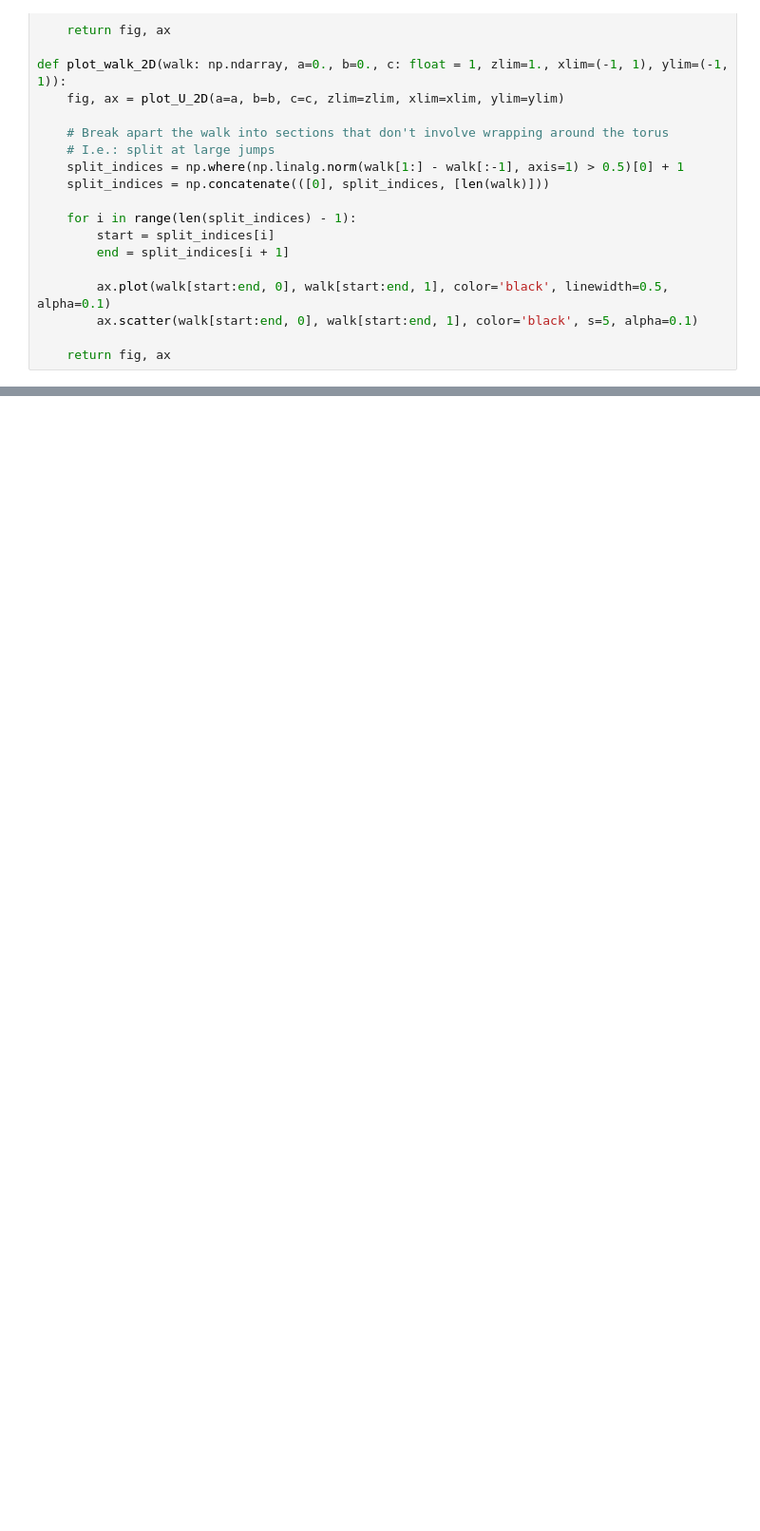
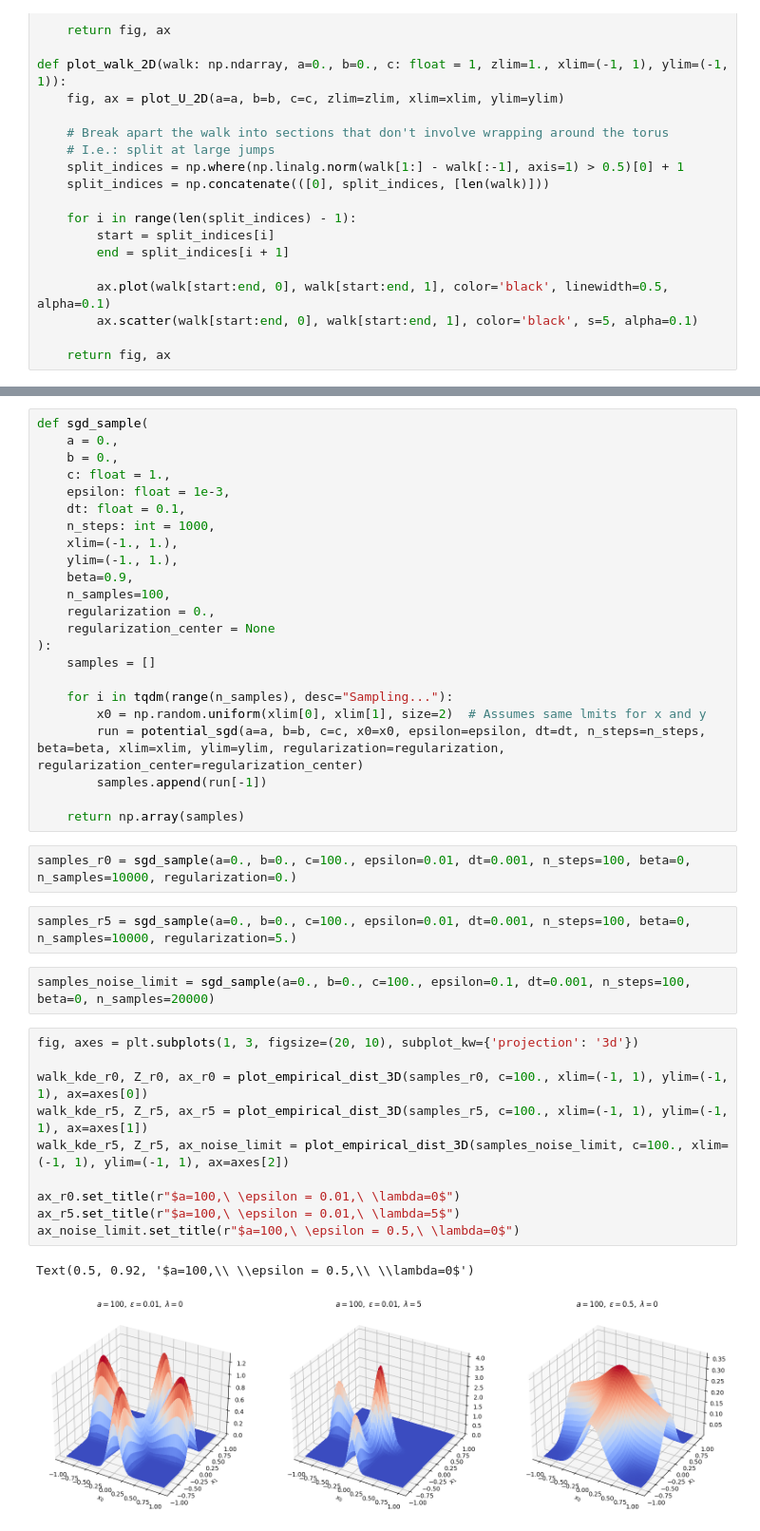
Before and after one commit to jqhoogland/experiminis, a Jupyter notebook: singular_wells.ipynb, the cells around one changed output, grey strips where cells are left out. Shown at 95% size. Cells and saved outputs as stored; diff of their text form; blank space fills up the shorter version.

```diff
--- a/singular_wells.ipynb
+++ b/singular_wells.ipynb
@@ -294,0 +329,42 @@ animate_particle(xs[:10_0], vs[:10_0], fps=30, save=True, filename="particle.mp4
+# %%
+def sgd_sample(
+    a = 0.,
+    b = 0.,
+    c: float = 1.,
+    epsilon: float = 1e-3,
+    dt: float = 0.1,
+    n_steps: int = 1000,
+    xlim=(-1., 1.),
+    ylim=(-1., 1.),
+    beta=0.9,
+    n_samples=100,
+    regularization = 0.,
+    regularization_center = None
+):
+    samples = []
+
+    for i in tqdm(range(n_samples), desc="Sampling..."):
+        x0 = np.random.uniform(xlim[0], xlim[1], size=2)  # Assumes same lmits for x and y
+        run = potential_sgd(a=a, b=b, c=c, x0=x0, epsilon=epsilon, dt=dt, n_steps=n_steps, beta=beta, xlim=xlim, ylim=ylim, regularization=regularization, regularization_center=regularization_center)
+        samples.append(run[-1])
+
+    return np.array(samples)
+# %%
+samples_r0 = sgd_sample(a=0., b=0., c=100., epsilon=0.01, dt=0.001, n_steps=100, beta=0, n_samples=10000, regularization=0.)
+# %%
+samples_r5 = sgd_sample(a=0., b=0., c=100., epsilon=0.01, dt=0.001, n_steps=100, beta=0, n_samples=10000, regularization=5.)
+# %%
+samples_noise_limit = sgd_sample(a=0., b=0., c=100., epsilon=0.1, dt=0.001, n_steps=100, beta=0, n_samples=20000)
+# %%
+fig, axes = plt.subplots(1, 3, figsize=(20, 10), subplot_kw={'projection': '3d'})
+
+walk_kde_r0, Z_r0, ax_r0 = plot_empirical_dist_3D(samples_r0, c=100., xlim=(-1, 1), ylim=(-1, 1), ax=axes[0])
+walk_kde_r5, Z_r5, ax_r5 = plot_empirical_dist_3D(samples_r5, c=100., xlim=(-1, 1), ylim=(-1, 1), ax=axes[1])
+walk_kde_r5, Z_r5, ax_noise_limit = plot_empirical_dist_3D(samples_noise_limit, c=100., xlim=(-1, 1), ylim=(-1, 1), ax=axes[2])
+
+ax_r0.set_title(r"$a=100,\ \epsilon = 0.01,\ \lambda=0$")
+ax_r5.set_title(r"$a=100,\ \epsilon = 0.01,\ \lambda=5$")
+ax_noise_limit.set_title(r"$a=100,\ \epsilon = 0.5,\ \lambda=0$")
+# %% [output]
+Text(0.5, 0.92, '$a=100,\\ \\epsilon = 0.5,\\ \\lambda=0$')
+[figure, added]
```
Also changed, not shown: parts of 8 cells of this notebook, 2 other files.
